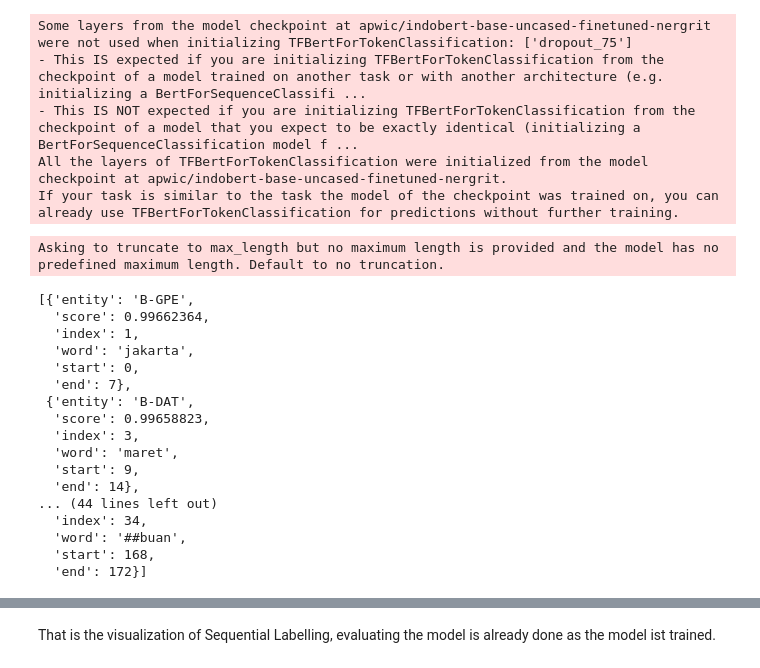
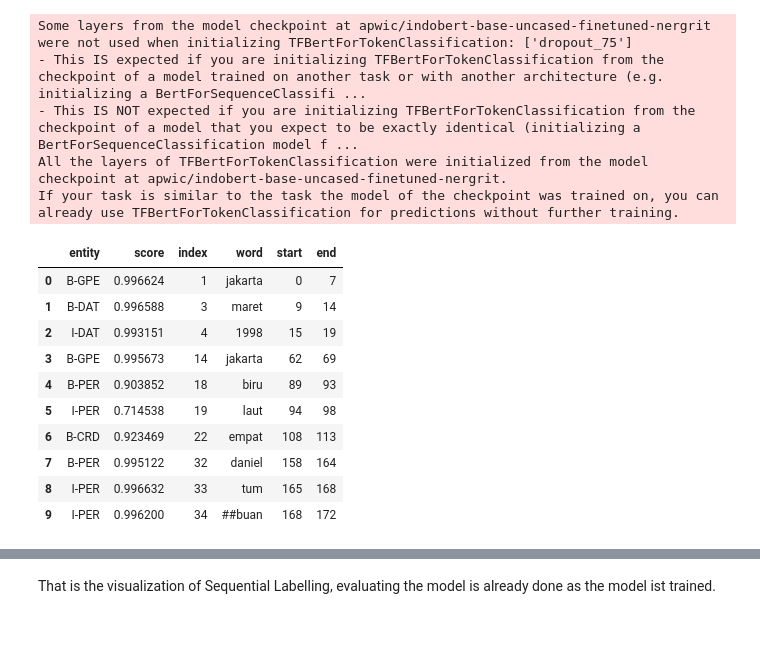
Before and after one commit to apwic/exploratory, a Jupyter notebook: nlp/sequential_labelling.ipynb, the cells around one changed output, grey strips where cells are left out. Saved outputs shown, nothing was run; the diff lists cells and outputs as text; code cells hidden in the pictures; blank space fills up the shorter version.

```diff
--- a/nlp/sequential_labelling.ipynb
+++ b/nlp/sequential_labelling.ipynb
@@ -274,23 +275,17 @@ All the layers of TFBertForTokenClassification were initialized from the model c
 If your task is similar to the task the model of the checkpoint was trained on, you can already use TFBertForTokenClassification for predictions without further training.
 # %%
 classified_text = classifier(text)
-classified_text
-# %% [output]
-Asking to truncate to max_length but no maximum length is provided and the model has no predefined maximum length. Default to no truncation.
-[{'entity': 'B-GPE',
-  'score': 0.99662364,
-  'index': 1,
-  'word': 'jakarta',
-  'start': 0,
-  'end': 7},
- {'entity': 'B-DAT',
-  'score': 0.99658823,
-  'index': 3,
-  'word': 'maret',
-  'start': 9,
-  'end': 14},
-... (44 lines left out)
-  'index': 34,
-  'word': '##buan',
-  'start': 168,
-  'end': 172}]
+# %%
+pd.DataFrame(classified_text[:10])
+# %% [output]
+|  | entity | score | index | word | start | end |
+| 0 | B-GPE | 0.996624 | 1 | jakarta | 0 | 7 |
+| 1 | B-DAT | 0.996588 | 3 | maret | 9 | 14 |
+| 2 | I-DAT | 0.993151 | 4 | 1998 | 15 | 19 |
+| 3 | B-GPE | 0.995673 | 14 | jakarta | 62 | 69 |
+| 4 | B-PER | 0.903852 | 18 | biru | 89 | 93 |
+| 5 | I-PER | 0.714538 | 19 | laut | 94 | 98 |
+| 6 | B-CRD | 0.923469 | 22 | empat | 108 | 113 |
+| 7 | B-PER | 0.995122 | 32 | daniel | 158 | 164 |
+| 8 | I-PER | 0.996632 | 33 | tum | 165 | 168 |
+| 9 | I-PER | 0.996200 | 34 | ##buan | 168 | 172 |
```
Also changed, not shown: parts of 9 cells of this notebook.
